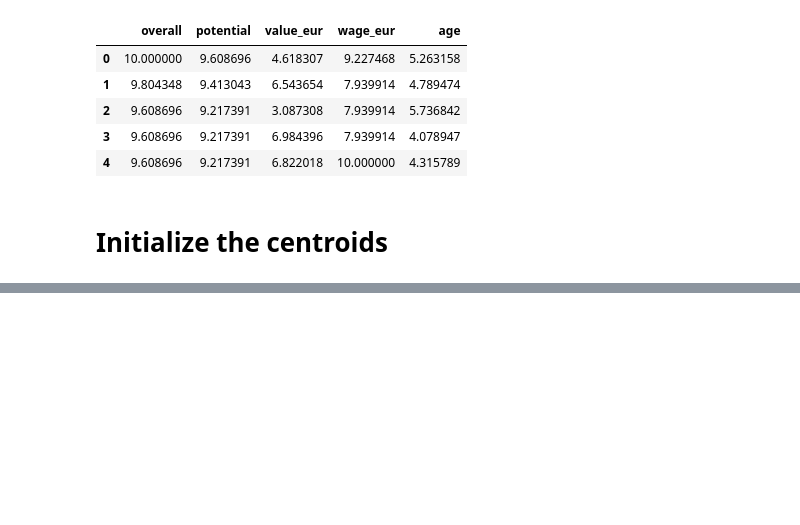
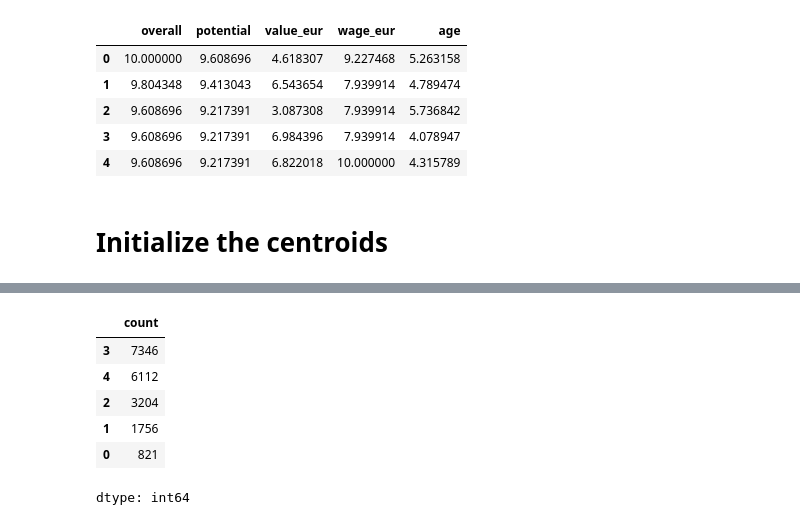
Before and after one commit to art-lmk/Clustering-FIFA-Players-using-KMeans, a Jupyter notebook: Clustering_FIFA_players_using_KMeans.ipynb, the cells around one changed output, grey strips where cells are left out. Saved outputs shown, nothing was run; the diff lists cells and outputs as text; code cells hidden in the pictures; blank space fills up the shorter version.

```diff
--- a/Clustering_FIFA_players_using_KMeans.ipynb
+++ b/Clustering_FIFA_players_using_KMeans.ipynb
@@ -82,0 +92,17 @@ def random_centroids(data,k):
+# %%
+#label each datapoint
+def get_labels(data, centroids):
+    distances = centroids.apply(lambda x: np.sqrt(((data - x) ** 2).sum(axis=1)))
+    return distances.idxmin(axis=1)
+# %%
+labels = get_labels(data, centroids)
+# %%
+labels.value_counts()
+# %% [output]
+|  | count |
+| 3 | 7346 |
+| 4 | 6112 |
+| 2 | 3204 |
+| 1 | 1756 |
+| 0 | 821 |
+dtype: int64
```
Also changed, not shown: parts of 3 cells of this notebook.
